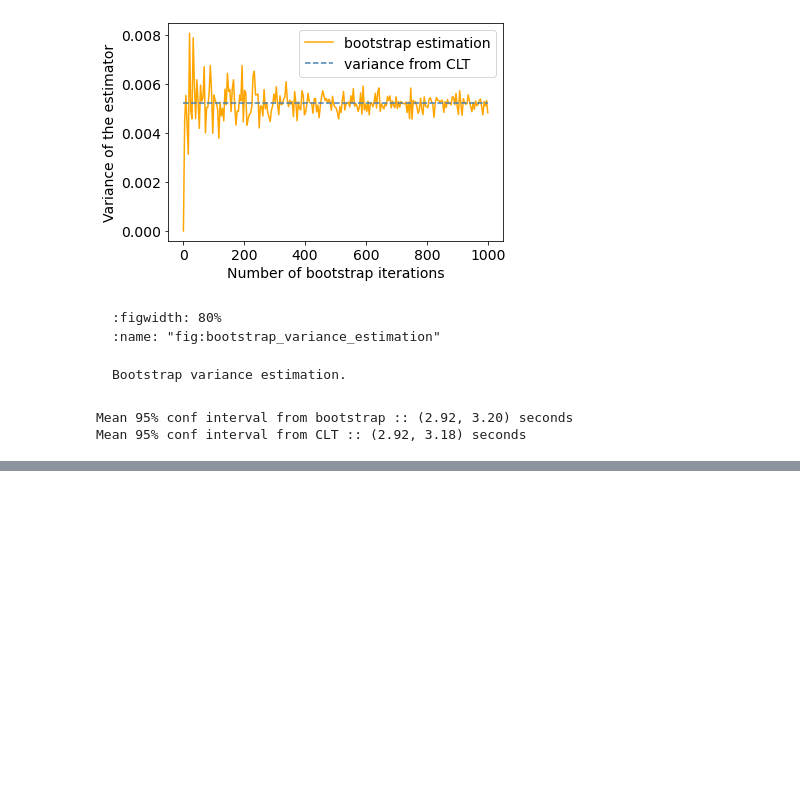
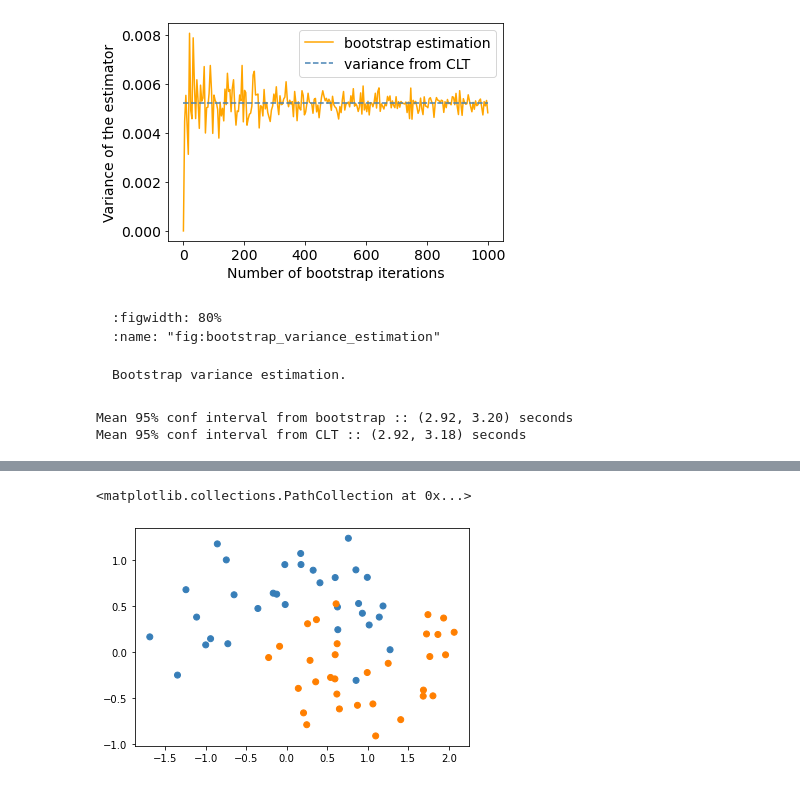
Before and after one commit to matiasdm/notes_on_stats, a Jupyter notebook: doc/sections/pdfestimation.ipynb, the cells around one changed output, grey strips where cells are left out. Drawn from its saved outputs; the diff is of its cells as text; code cells hidden in the pictures; blank space fills up the shorter version.

```diff
--- a/doc/sections/pdfestimation.ipynb
+++ b/doc/sections/pdfestimation.ipynb
@@ -863,0 +970,20 @@ Mean 95% conf interval from CLT :: (2.92, 3.18) seconds
+# %%
+# Define the mask of missing data
+
+# ==== set experiments parameters ==== #
+missing_data_severity = .2 # 1 --> all missing data, 0 --> none missing data
+n_samples = 100
+# ==================================== #
+
+from sklearn import cluster, datasets
+noisy_moons = datasets.make_moons(n_samples=n_samples, noise=.25)
+X,y = noisy_moons
+M = np.random.random(X.shape) > missing_data_severity
+X_missing = X
+X_missing[~M] = np.nan
+
+colors = np.array(['#377eb8', '#ff7f00']) #,'#4daf4a'])
+plt.scatter(X_missing[:,0], X_missing[:,1], c=colors[y])
+# %% [output]
+<matplotlib.collections.PathCollection at 0x...>
+[figure, added]
```
Also changed, not shown: parts of 8 cells of this notebook, 2 other files.
